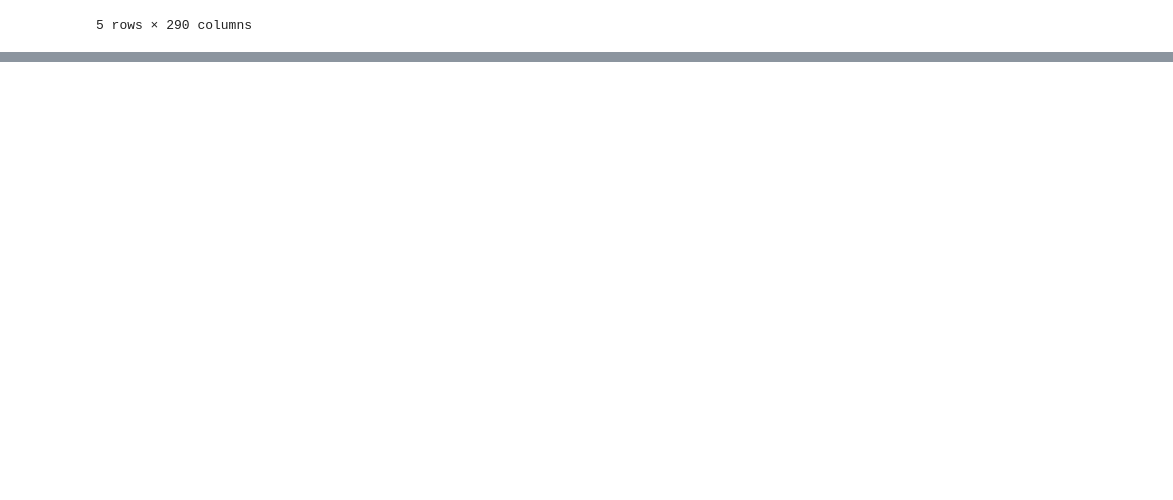
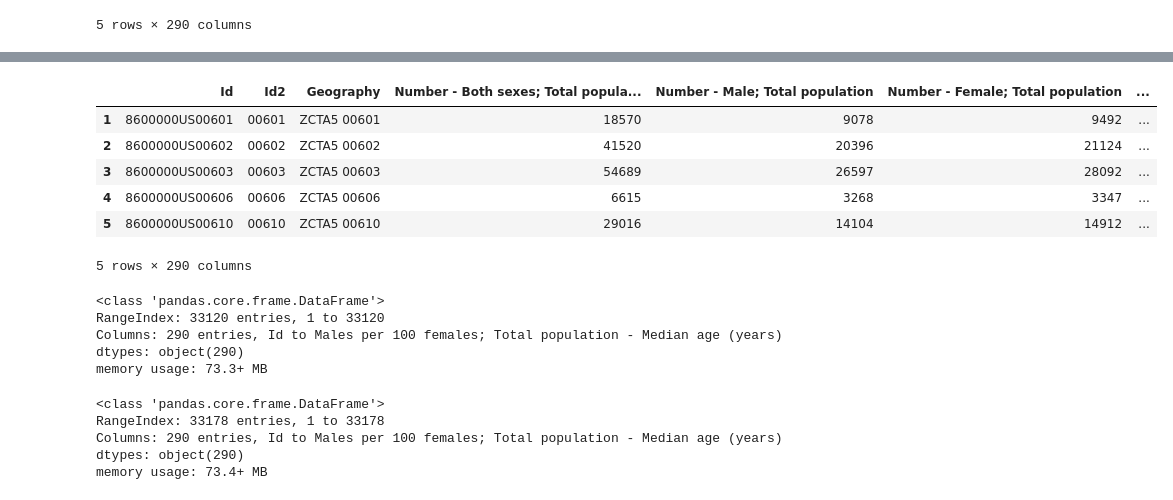
Before and after one commit to gumdropsteve/population_prophet, a Jupyter notebook: exploratory-data-analysis/DEC_10_vs_00_SF1_QTP1.ipynb, the cells around one changed output, grey strips where cells are left out. Cells and saved outputs as stored; diff of their text form; code cells hidden in the pictures; blank space fills up the shorter version.

```diff
--- a/exploratory-data-analysis/DEC_10_vs_00_SF1_QTP1.ipynb
+++ b/exploratory-data-analysis/DEC_10_vs_00_SF1_QTP1.ipynb
@@ -438 +478,27 @@ obama.head()
 5 rows × 290 columns
+# %%
+o.head()
+# %% [output]
+|  | Id | Id2 | Geography | Number - Both sexes; Total popula... | Number - Male; Total population | Number - Female; Total population | ... |
+| 1 | 8600000US00601 | 00601 | ZCTA5 00601 | 18570 | 9078 | 9492 | ... |
+| 2 | 8600000US00602 | 00602 | ZCTA5 00602 | 41520 | 20396 | 21124 | ... |
+| 3 | 8600000US00603 | 00603 | ZCTA5 00603 | 54689 | 26597 | 28092 | ... |
+| 4 | 8600000US00606 | 00606 | ZCTA5 00606 | 6615 | 3268 | 3347 | ... |
+| 5 | 8600000US00610 | 00610 | ZCTA5 00610 | 29016 | 14104 | 14912 | ... |
+5 rows × 290 columns
+# %%
+o.info()
+# %% [output]
+<class 'pandas.core.frame.DataFrame'>
+RangeIndex: 33120 entries, 1 to 33120
+Columns: 290 entries, Id to Males per 100 females; Total population - Median age (years)
+dtypes: object(290)
+memory usage: 73.3+ MB
+# %%
+b.info()
+# %% [output]
+<class 'pandas.core.frame.DataFrame'>
+RangeIndex: 33178 entries, 1 to 33178
+Columns: 290 entries, Id to Males per 100 females; Total population - Median age (years)
+dtypes: object(290)
+memory usage: 73.4+ MB
```
Also changed, not shown: parts of 6 cells of this notebook.
